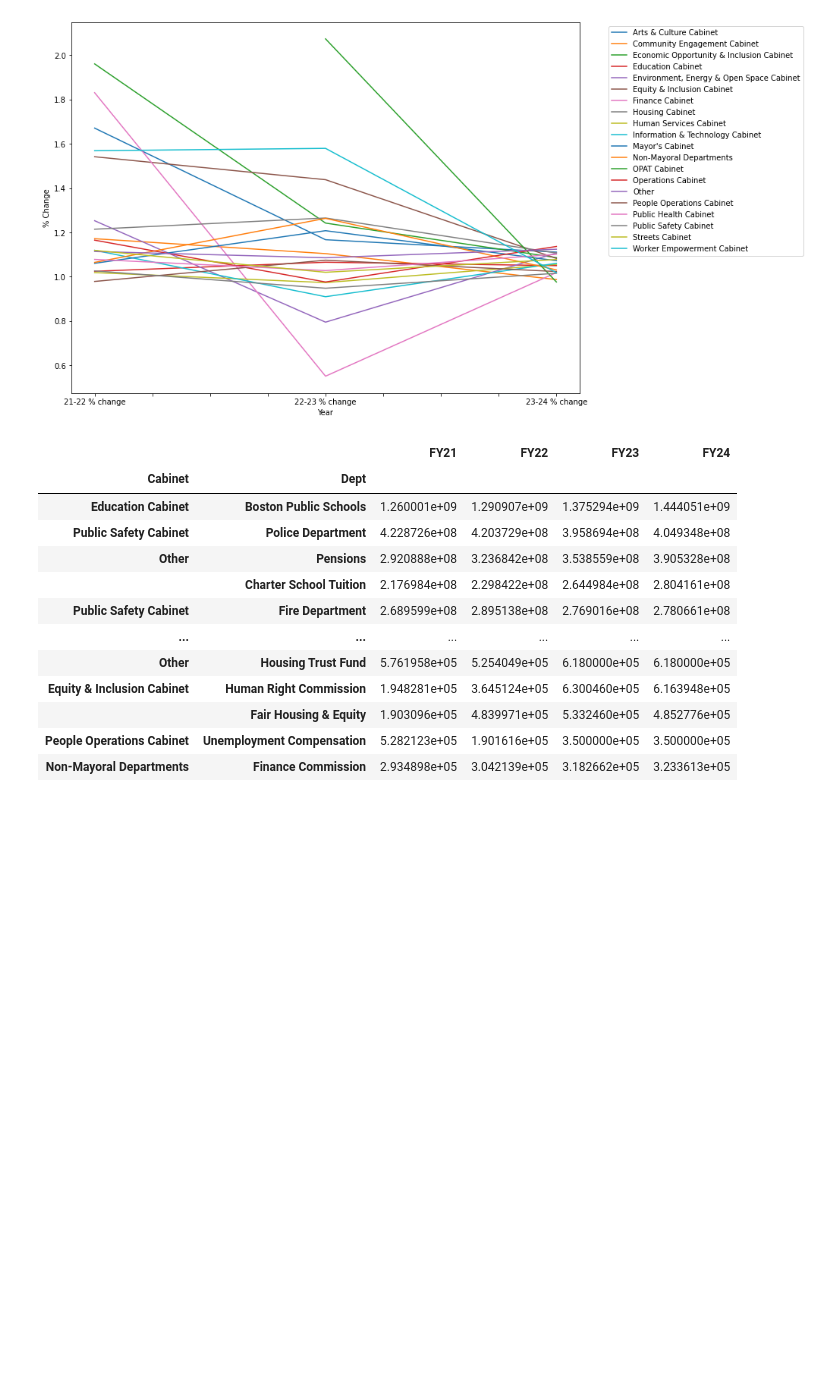
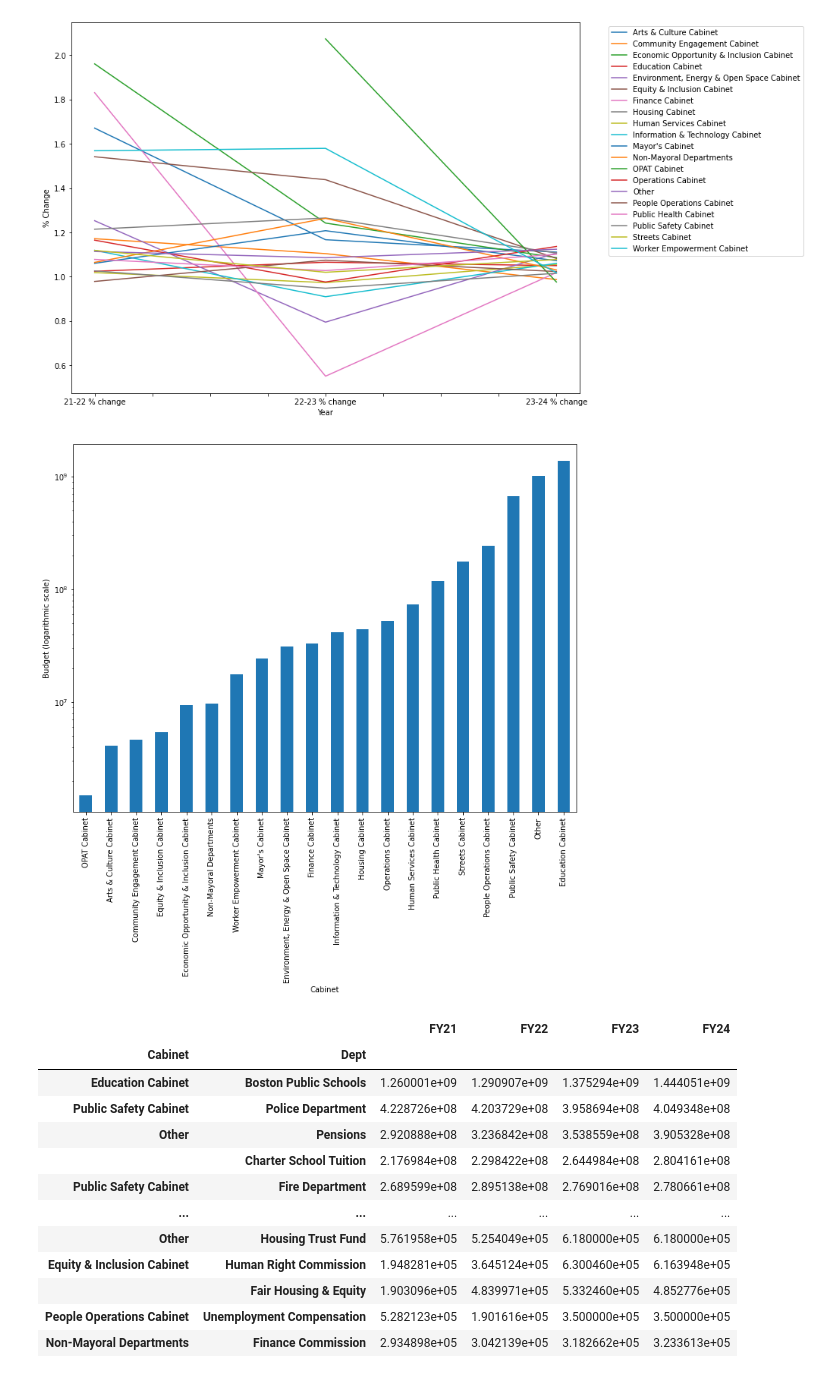
Before and after one commit to BU-Spark/ds-boston-city-budget, a Jupyter notebook: fa23-team-a/project.ipynb, the cells around one changed output. Cells and saved outputs as stored; diff of their text form; code cells hidden in the pictures; blank space fills up the shorter version.

```diff
--- a/fa23-team-a/project.ipynb
+++ b/fa23-team-a/project.ipynb
@@ -77,6 +77,11 @@ ax.set_xlabel("Year");
 ax.set_ylabel("% Change");
 # %% [output]
 [figure]
+# %%
+cabinets['FY23'].sort_values().plot.bar(figsize=(12, 9), logy=True, rot=90)
+plt.ylabel('Budget (logarithmic scale)');
+# %% [output]
+[figure, added]
 # %%
 dpts = df.groupby(['Cabinet', 'Dept'])[list(renamed_cols.values())].sum()
 dpts.sort_values(by='FY24', ascending=False)
```
Also changed, not shown: parts of 3 cells of this notebook, 3 other files.
